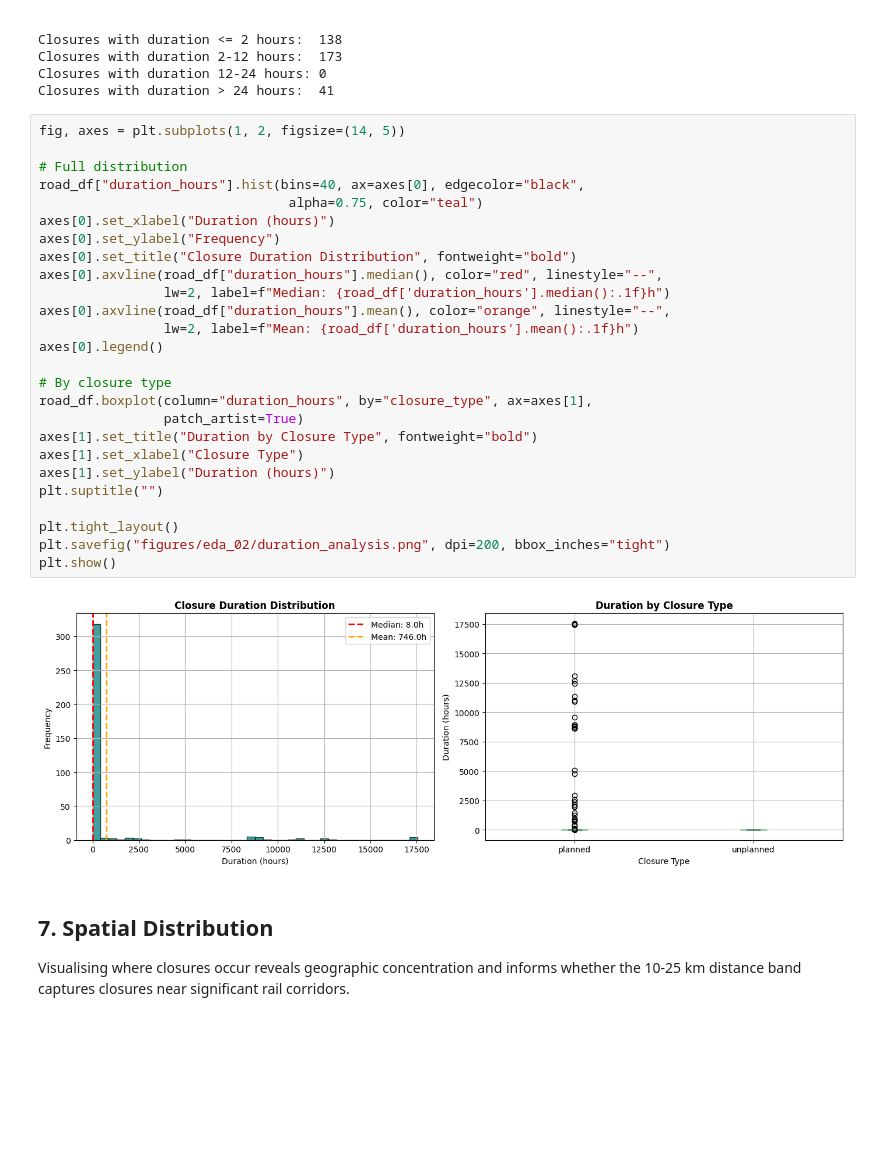
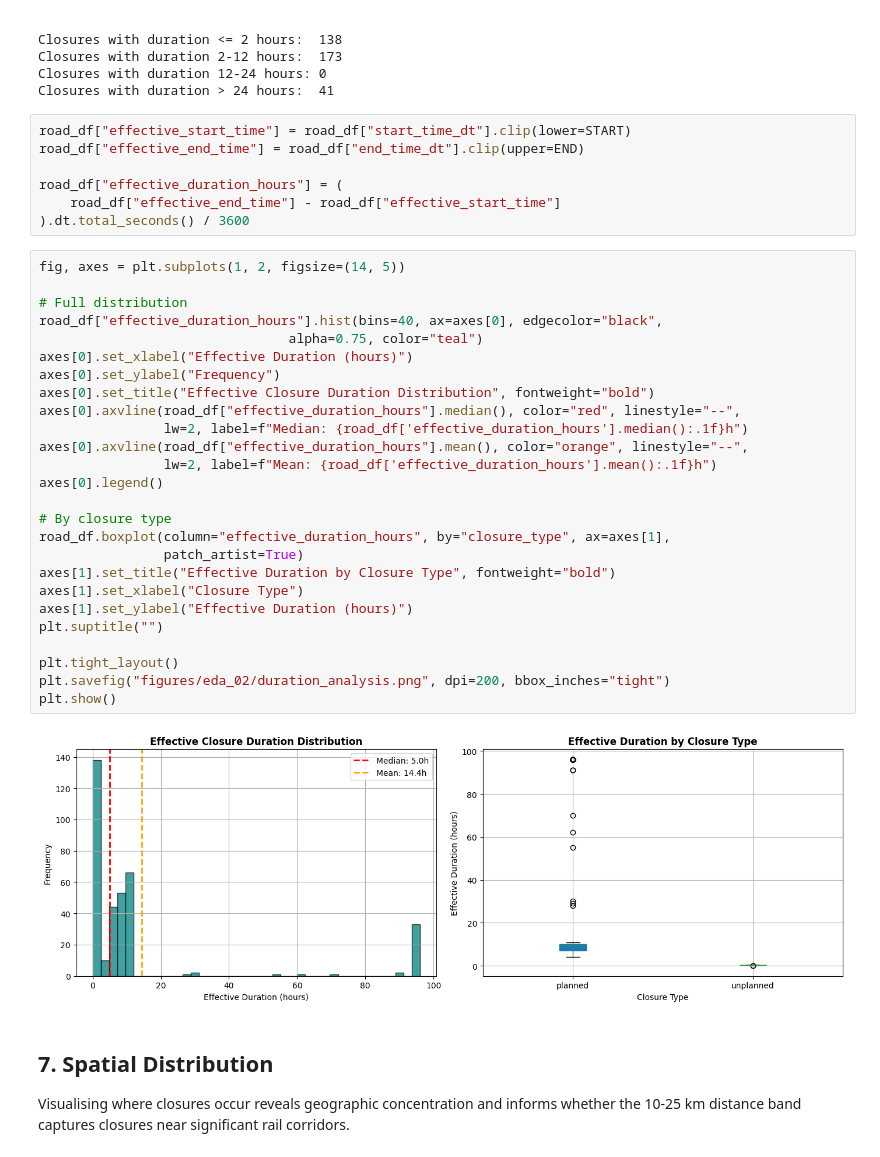
Before and after one commit to nehavadapally/master-dissertation-project, a Jupyter notebook: notebooks/eda_02_road_closures.ipynb, the cells around one changed output. Saved outputs shown, nothing was run; the diff lists cells and outputs as text; blank space fills up the shorter version.

Commit message:
Update EDA figures and enhance data loading functionality

```diff
--- a/notebooks/eda_02_road_closures.ipynb
+++ b/notebooks/eda_02_road_closures.ipynb
@@ -431,34 +445,41 @@ Closures with duration <= 2 hours:  138
 Closures with duration 2-12 hours:  173
 Closures with duration 12-24 hours: 0
 Closures with duration > 24 hours:  41
+# %%
+road_df["effective_start_time"] = road_df["start_time_dt"].clip(lower=START)
+road_df["effective_end_time"] = road_df["end_time_dt"].clip(upper=END)
+
+road_df["effective_duration_hours"] = (
+    road_df["effective_end_time"] - road_df["effective_start_time"]
+).dt.total_seconds() / 3600
 # %%
 fig, axes = plt.subplots(1, 2, figsize=(14, 5))
 
 # Full distribution
-road_df["duration_hours"].hist(bins=40, ax=axes[0], edgecolor="black",
+road_df["effective_duration_hours"].hist(bins=40, ax=axes[0], edgecolor="black",
                                 alpha=0.75, color="teal")
-axes[0].set_xlabel("Duration (hours)")
+axes[0].set_xlabel("Effective Duration (hours)")
 axes[0].set_ylabel("Frequency")
-axes[0].set_title("Closure Duration Distribution", fontweight="bold")
-axes[0].axvline(road_df["duration_hours"].median(), color="red", linestyle="--",
-                lw=2, label=f"Median: {road_df['duration_hours'].median():.1f}h")
-axes[0].axvline(road_df["duration_hours"].mean(), color="orange", linestyle="--",
-                lw=2, label=f"Mean: {road_df['duration_hours'].mean():.1f}h")
+axes[0].set_title("Effective Closure Duration Distribution", fontweight="bold")
+axes[0].axvline(road_df["effective_duration_hours"].median(), color="red", linestyle="--",
+                lw=2, label=f"Median: {road_df['effective_duration_hours'].median():.1f}h")
+axes[0].axvline(road_df["effective_duration_hours"].mean(), color="orange", linestyle="--",
+                lw=2, label=f"Mean: {road_df['effective_duration_hours'].mean():.1f}h")
 axes[0].legend()
 
 # By closure type
-road_df.boxplot(column="duration_hours", by="closure_type", ax=axes[1],
+road_df.boxplot(column="effective_duration_hours", by="closure_type", ax=axes[1],
                 patch_artist=True)
-axes[1].set_title("Duration by Closure Type", fontweight="bold")
+axes[1].set_title("Effective Duration by Closure Type", fontweight="bold")
 axes[1].set_xlabel("Closure Type")
-axes[1].set_ylabel("Duration (hours)")
+axes[1].set_ylabel("Effective Duration (hours)")
 plt.suptitle("")
 
 plt.tight_layout()
 plt.savefig("figures/eda_02/duration_analysis.png", dpi=200, bbox_inches="tight")
 plt.show()
 # %% [output]
-[figure, old version]
+[figure, new version]
 # %% [markdown]
 ## 7. Spatial Distribution
 
```
Also changed, not shown: parts of 6 cells of this notebook, 12 other files.
